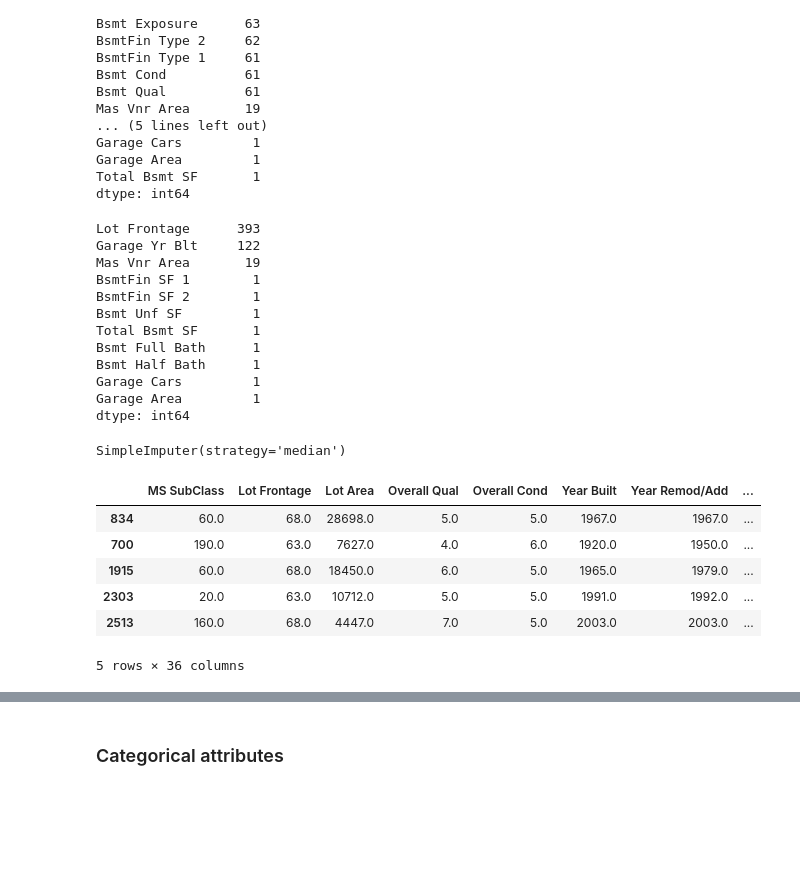
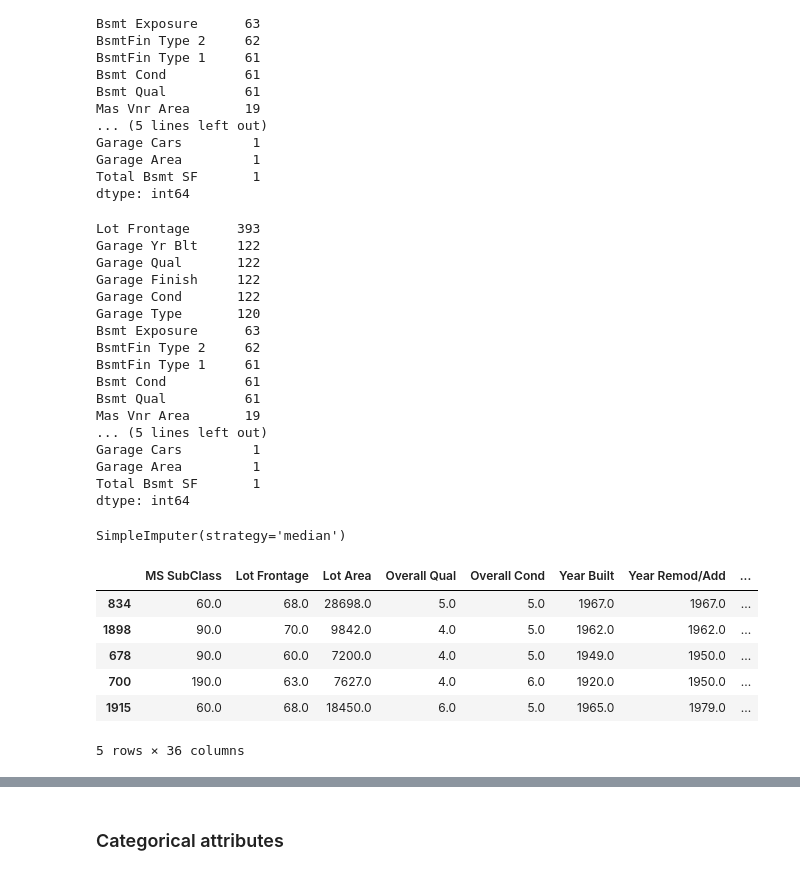
Before and after one commit to StenOskar/machine_learning_price_prediction, a Jupyter notebook: Assignment1.ipynb, the cells around one changed output, grey strips where cells are left out. Saved outputs shown, nothing was run; the diff lists cells and outputs as text; code cells hidden in the pictures; blank space fills up the shorter version.

Commit message:
Refactored steps up to cat attributes in data preprocessing

```diff
--- a/Assignment1.ipynb
+++ b/Assignment1.ipynb
@@ -193,7 +193,7 @@ dtype: int64
 # and we do not believe the attributes who have missing values conuts above the threshold are of much significance
 threshold = 1000
 
-m_columns = missing_data[missing_data > threshold].keys()
-data = data.drop(columns=m_columns)
+m_columns = missing_housing[missing_housing > threshold].keys()
+housing = housing.drop(columns=m_columns)
 # %%
 # Check for more missing values
@@ -217,51 +217,35 @@ Garage Cars         1
 Garage Area         1
 Total Bsmt SF       1
 dtype: int64
-# %%
-# Fill missing categorical values
-# Here we fill each missing value with the category with the highest count
-
-num_columns = data.describe().columns
-m_columns = missing_data[missing_data > 0].keys()
-m_cat_columns = []
-
-for column in m_columns:
-    if column not in num_columns:
-        m_cat_columns.append(column)
-
-max_cats = []
-
-for column in m_cat_columns:
-    max_cats.append(data[column].value_counts().keys()[0])
-
-i = 0
-while i < len(m_cat_columns):
-    data[m_cat_columns[i]] = data[m_cat_columns[i]].fillna(max_cats[i])
-    i += 1
 # %%
 # Check for once more missing values
-missing_data = data.isnull().sum()
-missing_data[missing_data > 0].sort_values(ascending=False)
+missing_housing = housing.isnull().sum()
+missing_housing[missing_housing > 0].sort_values(ascending=False)
 # %% [output]
 Lot Frontage      393
 Garage Yr Blt     122
+Garage Qual       122
+Garage Finish     122
+Garage Cond       122
+Garage Type       120
+Bsmt Exposure      63
+BsmtFin Type 2     62
+BsmtFin Type 1     61
+Bsmt Cond          61
+Bsmt Qual          61
 Mas Vnr Area       19
-BsmtFin SF 1        1
-BsmtFin SF 2        1
-Bsmt Unf SF         1
-Total Bsmt SF       1
-Bsmt Full Bath      1
-Bsmt Half Bath      1
+... (5 lines left out)
 Garage Cars         1
 Garage Area         1
+Total Bsmt SF       1
 dtype: int64
 # %%
 # Define imputer fitted to the dataset with only numerical attributes
 imputer = SimpleImputer(strategy = 'median')
 
 # Make copy of dataset without categorical attributes
-columns = data.columns
-num_columns = data.describe().columns
+columns = housing.columns
+num_columns = housing.describe().columns
 non_num_columns = []
 
 i = 0
@@ -271,24 +255,24 @@ while i < len(columns):
         non_num_columns.append(column)
     i += 1
 
-data_num = data.drop(columns=non_num_columns, axis = 1)
+housing_num = housing.drop(columns=non_num_columns, axis = 1)
 
-imputer.fit(data_num)
+imputer.fit(housing_num)
 # %% [output]
 SimpleImputer(strategy='median')
 # %%
 # Convert imputer array into pandas dataframe
-X = imputer.transform(data_num)
-data_tr = pd.DataFrame(X, columns=data_num.columns, index = list(data.index.values))
+X = imputer.transform(housing_num)
+housing_tr = pd.DataFrame(X, columns=housing_num.columns, index = list(housing.index.values))
 # %%
 # Fill missing values with data from dataframe
-sample_incomplete_rows = data[data.isnull().any(axis = 1)].head()
-data_tr.loc[sample_incomplete_rows.index.values]
+sample_incomplete_rows = housing[housing.isnull().any(axis = 1)].head()
+housing_tr.loc[sample_incomplete_rows.index.values]
 # %% [output]
 |  | MS SubClass | Lot Frontage | Lot Area | Overall Qual | Overall Cond | Year Built | Year Remod/Add | ... |
 | 834 | 60.0 | 68.0 | 28698.0 | 5.0 | 5.0 | 1967.0 | 1967.0 | ... |
+| 1898 | 90.0 | 70.0 | 9842.0 | 4.0 | 5.0 | 1962.0 | 1962.0 | ... |
+| 678 | 90.0 | 60.0 | 7200.0 | 4.0 | 5.0 | 1949.0 | 1950.0 | ... |
 | 700 | 190.0 | 63.0 | 7627.0 | 4.0 | 6.0 | 1920.0 | 1950.0 | ... |
 | 1915 | 60.0 | 68.0 | 18450.0 | 6.0 | 5.0 | 1965.0 | 1979.0 | ... |
-| 2303 | 20.0 | 63.0 | 10712.0 | 5.0 | 5.0 | 1991.0 | 1992.0 | ... |
-| 2513 | 160.0 | 68.0 | 4447.0 | 7.0 | 5.0 | 2003.0 | 2003.0 | ... |
 5 rows × 36 columns
```
Also changed, not shown: parts of 32 cells of this notebook.
